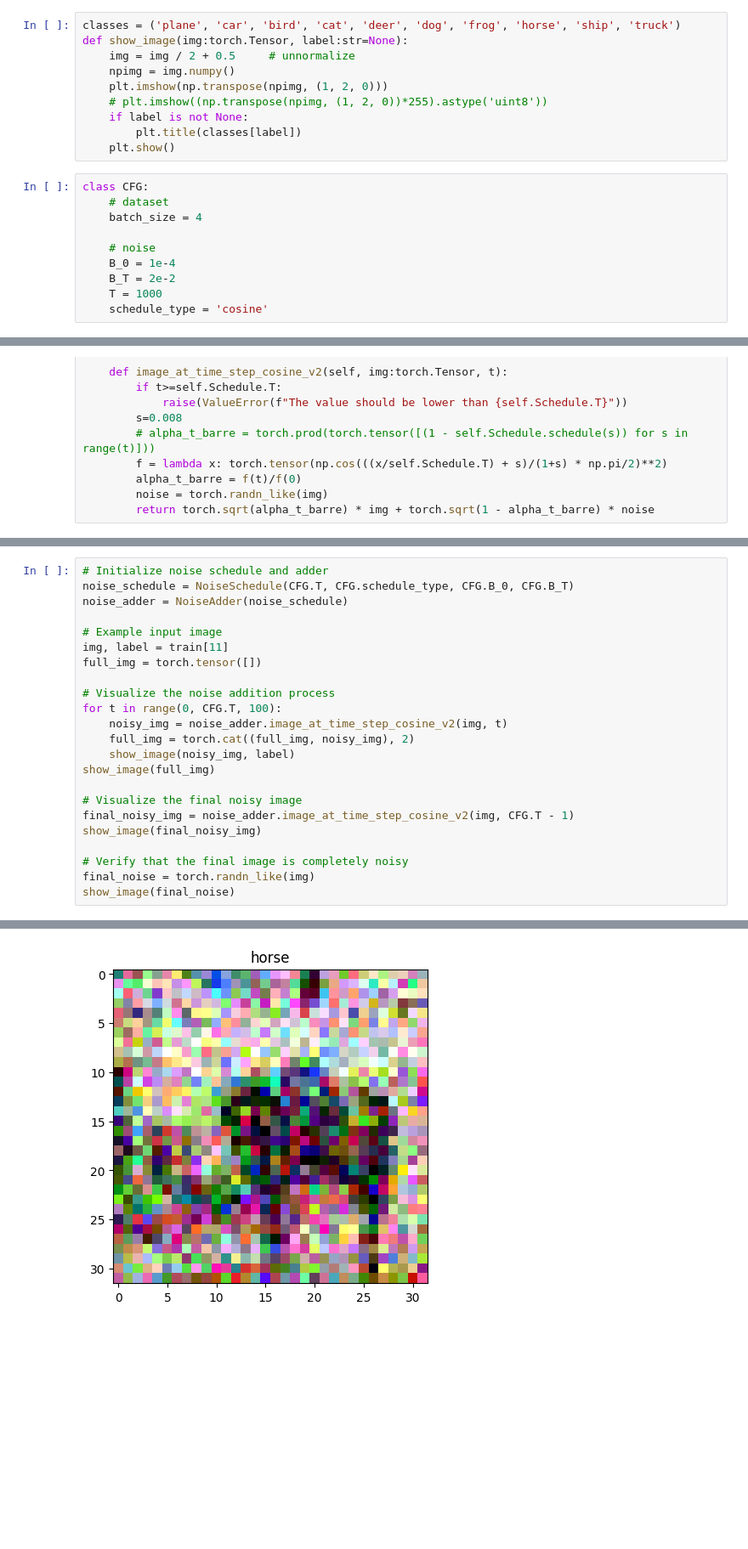
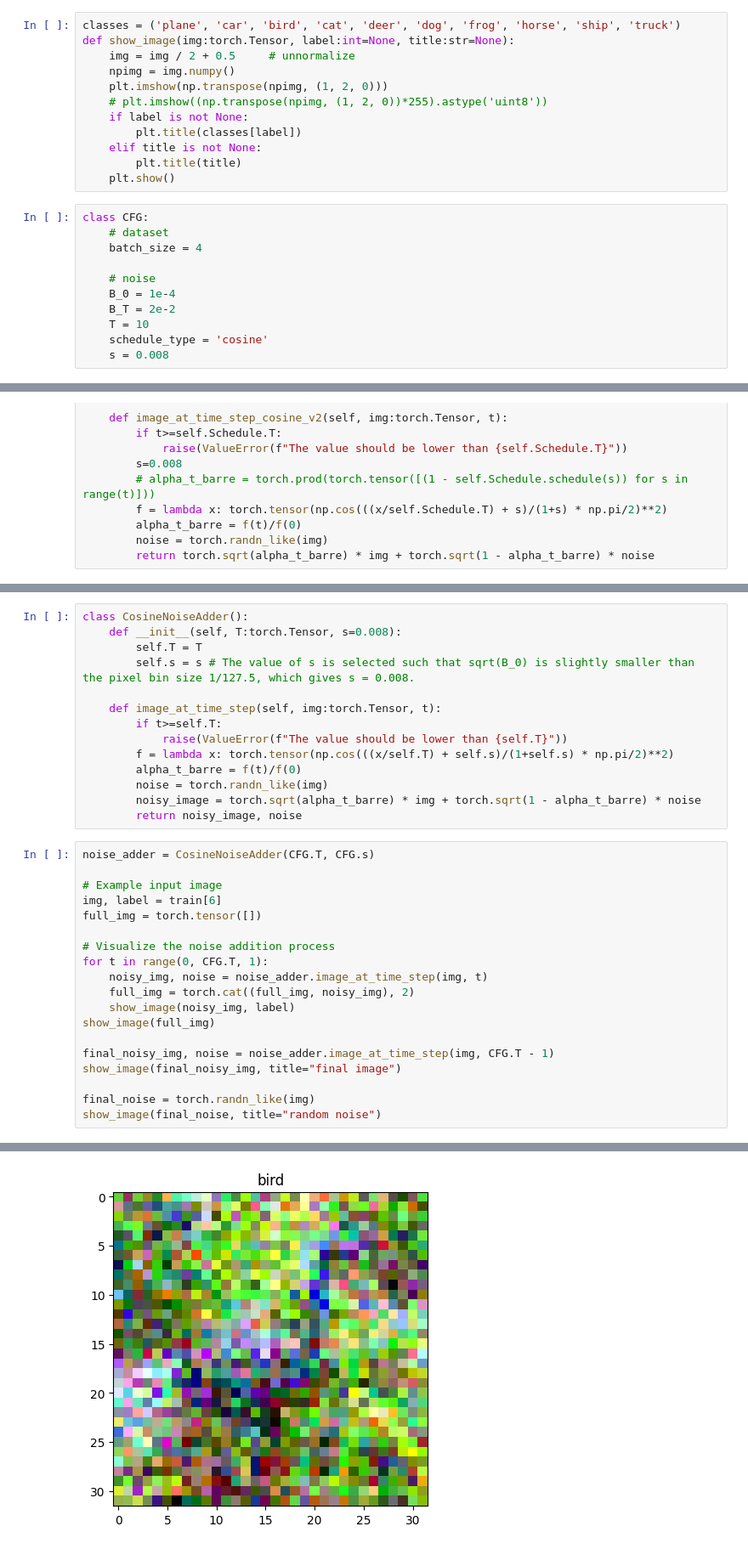
Before and after one commit to Nasotro/Diffusion-Implementation, a Jupyter notebook: v1.ipynb, the cells around one changed output, grey strips where cells are left out. Shown at 85% size. Cells and saved outputs as stored; diff of their text form; blank space fills up the shorter version.

```diff
--- a/v1.ipynb
+++ b/v1.ipynb
@@ -8,12 +12,14 @@ import numpy as np
 # %%
 classes = ('plane', 'car', 'bird', 'cat', 'deer', 'dog', 'frog', 'horse', 'ship', 'truck')
-def show_image(img:torch.Tensor, label:str=None):
+def show_image(img:torch.Tensor, label:int=None, title:str=None):
     img = img / 2 + 0.5     # unnormalize
     npimg = img.numpy()
     plt.imshow(np.transpose(npimg, (1, 2, 0)))
     # plt.imshow((np.transpose(npimg, (1, 2, 0))*255).astype('uint8'))
     if label is not None:
         plt.title(classes[label])
+    elif title is not None:
+        plt.title(title)
     plt.show()
 # %%
 class CFG:
@@ -23,5 +29,6 @@ class CFG:
     # noise
     B_0 = 1e-4
     B_T = 2e-2
-    T = 1000
+    T = 10
     schedule_type = 'cosine'
+    s = 0.008
@@ -188,24 +203,34 @@ class NoiseAdder():
+# %%
+class CosineNoiseAdder():
+    def __init__(self, T:torch.Tensor, s=0.008):
+        self.T = T
+        self.s = s # The value of s is selected such that sqrt(B_0) is slightly smaller than the pixel bin size 1/127.5, which gives s = 0.008.
+
+    def image_at_time_step(self, img:torch.Tensor, t):
+        if t>=self.T:
+            raise(ValueError(f"The value should be lower than {self.T}"))
+        f = lambda x: torch.tensor(np.cos(((x/self.T) + self.s)/(1+self.s) * np.pi/2)**2)
+        alpha_t_barre = f(t)/f(0)
+        noise = torch.randn_like(img)
+        noisy_image = torch.sqrt(alpha_t_barre) * img + torch.sqrt(1 - alpha_t_barre) * noise
+        return noisy_image, noise
 # %%
-# Initialize noise schedule and adder
-noise_schedule = NoiseSchedule(CFG.T, CFG.schedule_type, CFG.B_0, CFG.B_T)
-noise_adder = NoiseAdder(noise_schedule)
+noise_adder = CosineNoiseAdder(CFG.T, CFG.s)
 
 # Example input image
-img, label = train[11]
+img, label = train[6]
 full_img = torch.tensor([])
 
 # Visualize the noise addition process
-for t in range(0, CFG.T, 100):
-    noisy_img = noise_adder.image_at_time_step_cosine_v2(img, t)
+for t in range(0, CFG.T, 1):
+    noisy_img, noise = noise_adder.image_at_time_step(img, t)
     full_img = torch.cat((full_img, noisy_img), 2)
     show_image(noisy_img, label)
 show_image(full_img)
 
-# Visualize the final noisy image
-final_noisy_img = noise_adder.image_at_time_step_cosine_v2(img, CFG.T - 1)
-show_image(final_noisy_img)
+final_noisy_img, noise = noise_adder.image_at_time_step(img, CFG.T - 1)
+show_image(final_noisy_img, title="final image")
 
-# Verify that the final image is completely noisy
 final_noise = torch.randn_like(img)
-show_image(final_noise)
+show_image(final_noise, title="random noise")
 # %% [output]
@@ -217,3 +242,3 @@ Clipping input data to the valid range for imshow with RGB data ([0..1] for floa
 Clipping input data to the valid range for imshow with RGB data ([0..1] for floats or [0..255] for integers).
-[figure, old version]
+[figure, new version]
 Clipping input data to the valid range for imshow with RGB data ([0..1] for floats or [0..255] for integers).
```
Also changed, not shown: parts of 17 cells of this notebook.
